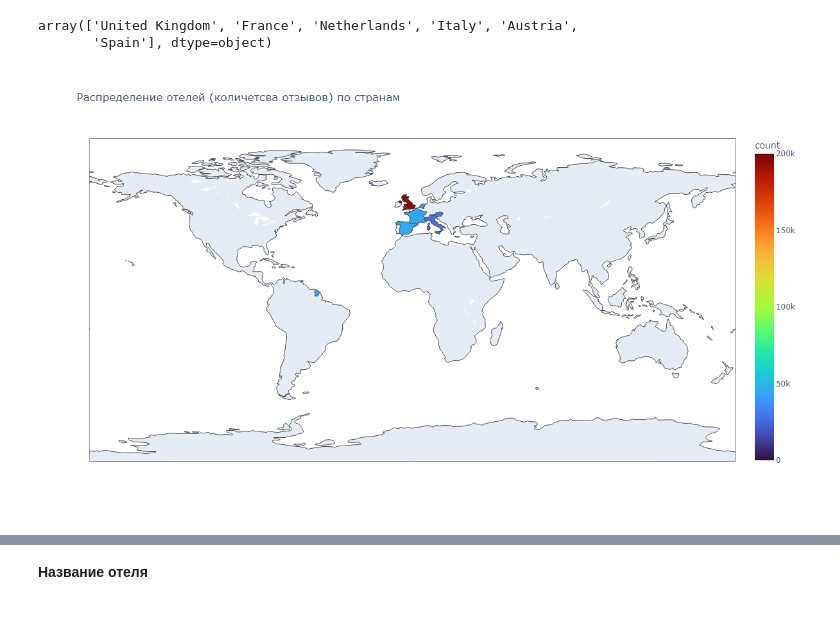
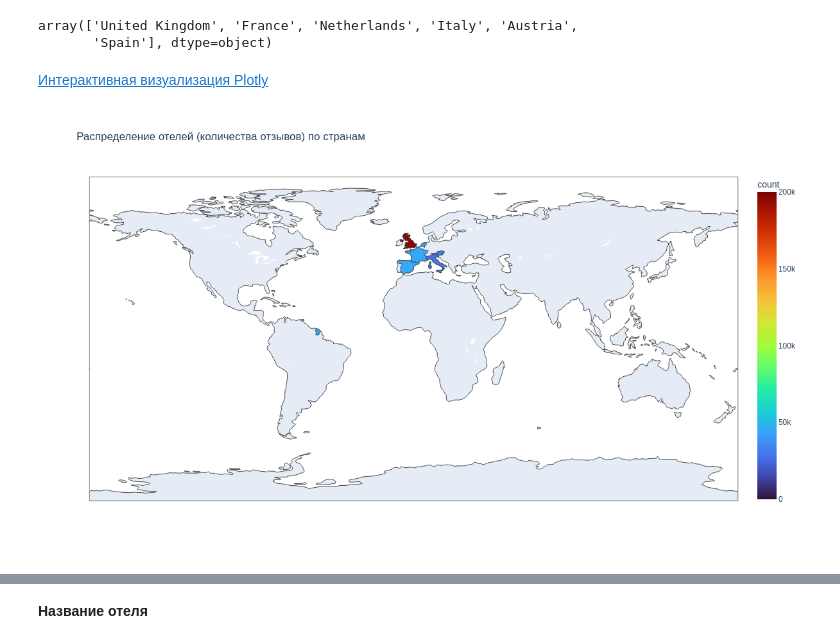
Before and after one commit to IgorAbalakin/Booking_data_project, a Jupyter notebook: PROJECT-3. EDA + Feature Engineering. Соревнование на Kaggle.ipynb.ipynb, the cells around one changed output, grey strips where cells are left out. Cells and saved outputs as stored; diff of their text form; code cells hidden in the pictures; blank space fills up the shorter version.

```diff
--- a/PROJECT-3. EDA + Feature Engineering. Соревнование на Kaggle.ipynb.ipynb
+++ b/PROJECT-3. EDA + Feature Engineering. Соревнование на Kaggle.ipynb.ipynb
@@ -504,26 +513,27 @@ array(['United Kingdom', 'France', 'Netherlands', 'Italy', 'Austria',
 # %%
 countries = hotels['hotel_country'].value_counts()
 countries = pd.DataFrame({'country':countries.index, 'count':countries.values})
 
 fig = px.choropleth(
     data_frame = countries,
     locations = 'country',
     locationmode = 'country names',
     color = 'count',
     range_color = [0, 200000],
     title = 'Распределение отелей (количества отзывов) по странам',
     width = 800,
     height = 500,
     color_continuous_scale = 'Turbo'
     );
 
 pio.write_html(fig, file = 'plotly//country distribution.html', auto_open = False)
 
-display(HTML("""<a href="https://htmlpreview.github.io/?https://github.com/IgorAbalakin/HH_data_project/blob/main/plotly/age%20distribution.html">Интерактивная визуализация Plotly"""))
+display(HTML("""<a href="https://htmlpreview.github.io/?https://github.com/IgorAbalakin/Booking_data_project/blob/main/plotly/country%20distribution.html">Интерактивная визуализация Plotly"""))
 
 fig.show()
 # %% [output]
+Интерактивная визуализация Plotly
-[figure, old version]
+[figure, new version]
 # %%
 # отзыв резидента
 hotels['reviewer_nationality'] = hotels['reviewer_nationality'].apply(lambda x: x.strip())
```
Also changed, not shown: parts of 25 cells of this notebook.
